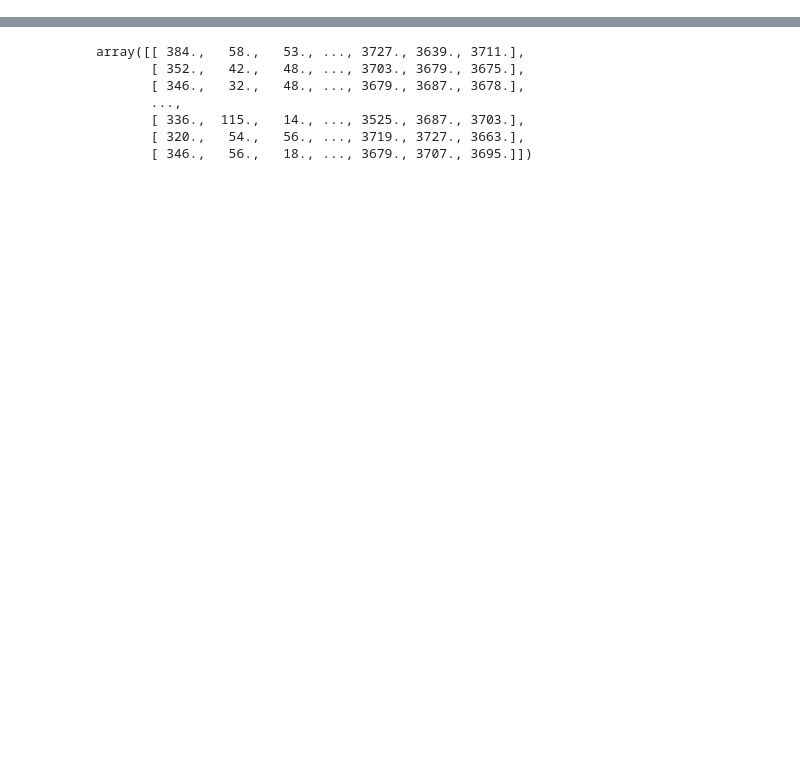
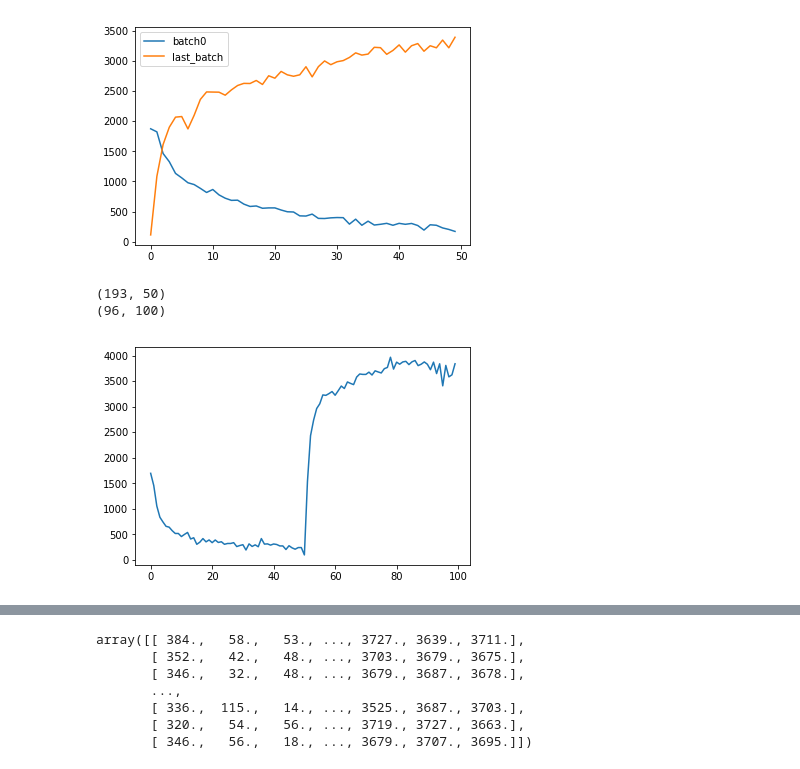
Before and after one commit to RaphaelTEBOUL/conduction_galvanique, a Jupyter notebook: preprocess.ipynb, the cells around one changed output, grey strips where cells are left out. Cells and saved outputs as stored; diff of their text form; code cells hidden in the pictures; blank space fills up the shorter version.

```diff
--- a/preprocess.ipynb
+++ b/preprocess.ipynb
@@ -57,0 +99,32 @@ print(data_batched.shape)
+# %%
+data_batched = []
+
+for i,f in enumerate(flag2[0][:-1]):
+    batch = np.array(m2[f+1:flag2[0][i+1]])
+    #print(batch.shape)
+    if batch.shape[0]==50:
+       # print(i)
+        #print(batch.shape[0])
+        data_batched.append(batch)
+data_batched = np.array(data_batched)
+#print(data_batched)
+plt.plot(data_batched[0], label='batch0')
+plt.plot(data_batched[-1], label='last_batch')
+plt.legend()
+plt.show()
+print(data_batched.shape)
+
+data_batched = np.reshape(data_batched[:-1,:], (-1,100))
+pickle.dump(data_batched, open('2.pkl', 'wb'))
+data = np.reshape(pickle.load(open('2.pkl', 'rb')), (-1, 100))
+print(data.shape)
+targets=np.array(['2']*data.shape[0])
+plt.plot(data[14])
+plt.show()
+pickle.dump(data, open('C:/Users/tuoab/Documents/GitHub/conduction_galvanique/data/2/input.pkl', 'wb'))
+pickle.dump(targets, open('C:/Users/tuoab/Documents/GitHub/conduction_galvanique/data/2/targets.pkl', 'wb'))
+# %% [output]
+[figure, added]
+(193, 50)
+(96, 100)
+[figure, added]
```
Also changed, not shown: parts of 10 cells of this notebook, 43 other files.
